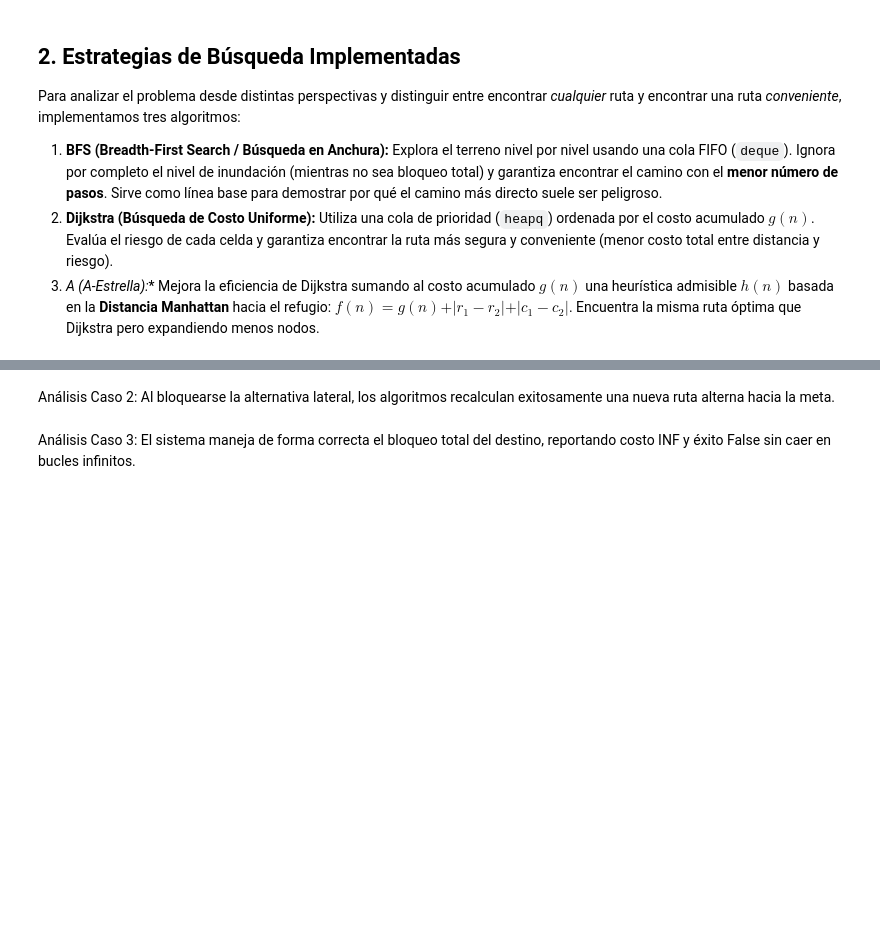
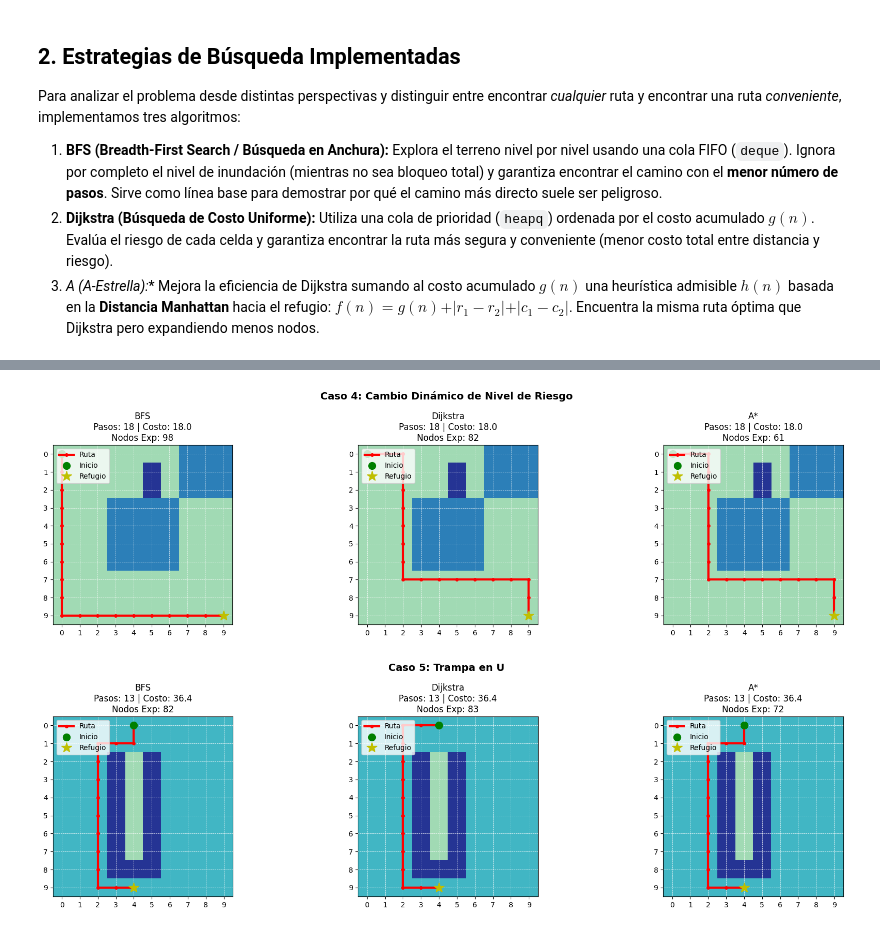
Before and after one commit to Patas17/Practica-2-IA, a Jupyter notebook: simulacion_rutas.ipynb, the cells around one changed output, grey strips where cells are left out. Cells and saved outputs as stored; diff of their text form; code cells hidden in the pictures; blank space fills up the shorter version.

```diff
--- a/simulacion_rutas.ipynb
+++ b/simulacion_rutas.ipynb
@@ -190,7 +190,8 @@ def busqueda_bfs(terreno, inicio, fin):
                 cola.append(vecino)
 
     camino = reconstruir_camino(came_from, inicio, fin)
-    metricas = calcular_metricas_camino(camino, terreno)
+    # Corrección del orden de argumentos: primero terreno, luego camino
+    metricas = calcular_metricas_camino(terreno, camino)
     metricas["nodos_expandidos"] = nodos_expandidos
     return camino, metricas
 # %%
@@ -222,7 +223,8 @@ def busqueda_dijkstra(terreno, inicio, fin):
                 heapq.heappush(pq, (nuevo_costo, vecino))
 
     camino = reconstruir_camino(came_from, inicio, fin)
-    metricas = calcular_metricas_camino(camino, terreno)
+    # Corrección del orden de argumentos: primero terreno, luego camino
+    metricas = calcular_metricas_camino(terreno, camino)
     metricas["nodos_expandidos"] = nodos_expandidos
     return camino, metricas
 
@@ -257,6 +259,7 @@ def busqueda_astar(terreno, inicio, fin):
                 heapq.heappush(pq, (f_score, tentative_g, vecino))
 
     camino = reconstruir_camino(came_from, inicio, fin)
-    metricas = calcular_metricas_camino(camino, terreno)
+    # Corrección del orden de argumentos: primero terreno, luego camino
+    metricas = calcular_metricas_camino(terreno, camino)
     metricas["nodos_expandidos"] = nodos_expandidos
     return camino, metricas
@@ -388,2 +265,0 @@ evaluar_escenario(terreno2, (0, 0), (9, 9), "Caso 2: Bloqueo de Ruta Previa")
-# %% [markdown]
-Análisis Caso 2: Al bloquearse la alternativa lateral, los algoritmos recalculan exitosamente una nueva ruta alterna hacia la meta.
@@ -399,2 +265,0 @@ evaluar_escenario(terreno3, (0, 0), (9, 9), "Caso 3: Refugio Inaccesible")
-# %% [markdown]
-Análisis Caso 3: El sistema maneja de forma correcta el bloqueo total del destino, reportando costo INF y éxito False sin caer en bucles infinitos.
@@ -400,0 +337,48 @@ Análisis Caso 3: El sistema maneja de forma correcta el bloqueo total del desti
+# %%
+# %% [markdown]
+# ## Pruebas Avanzadas y Análisis de Escenarios (Parte de Roberto)
+
+# %%
+import numpy as np
+
+if 'm_caso1' not in globals():
+    m_caso1 = np.zeros((10, 10), dtype=int)
+    m_caso1[3:7, 3:7] = 2  # Nivel MEDIO
+    m_caso1[1:3, 5] = 3    # Nivel BLOQUEO
+
+# %% [markdown]
+# ### Caso 4: Modificación dinámica del riesgo de una región
+# Simulamos un cambio en las condiciones del terreno.
+
+# %%
+m_caso4 = np.copy(m_caso1)
+m_caso4[3:7, 2] = 0  # SECO
+m_caso4[0:3, 7:10] = 2  # MEDIO
+
+# Creamos el terreno pasando inicio (0, 0) y refugio (9, 9)
+terreno4 = TerrenoInundado(m_caso4, (0, 0), (9, 9), alpha=2.0)
+
+# Graficamos el escenario dinámico directamente
+evaluar_escenario(terreno4, (0, 0), (9, 9), "Caso 4: Cambio Dinámico de Nivel de Riesgo")
+
+# %% [markdown]
+# ### Caso 5: Prueba Adicional - Trampa de Mínimo Local (Corredor en "U")
+# **Objetivo:** Evaluar la robustez del algoritmo ante un corredor central sin salida.
+
+# %%
+m_caso5 = np.zeros((10, 10), dtype=int)
+m_caso5[:, :] = 1  # LEVE
+
+# Crear una trampa en U
+m_caso5[2:8, 4] = 0   # Corredor seco directo
+m_caso5[8, 3:6] = 3   # Bloqueo al fondo
+m_caso5[2:8, 3] = 3   # Pared izquierda
+m_caso5[2:8, 5] = 3   # Pared derecha
+
+terreno5 = TerrenoInundado(m_caso5, (0, 4), (9, 4), alpha=1.8)
+
+# Graficamos el escenario de trampa directamente
+evaluar_escenario(terreno5, (0, 4), (9, 4), "Caso 5: Trampa en U")
+# %% [output]
+[figure, added]
+[figure, added]
```
Also changed, not shown: parts of 7 cells of this notebook.
